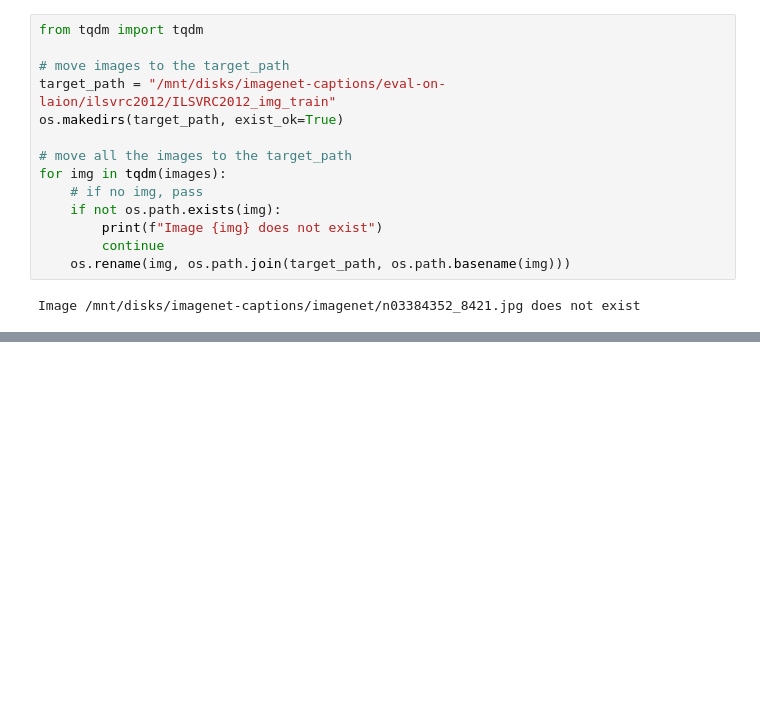
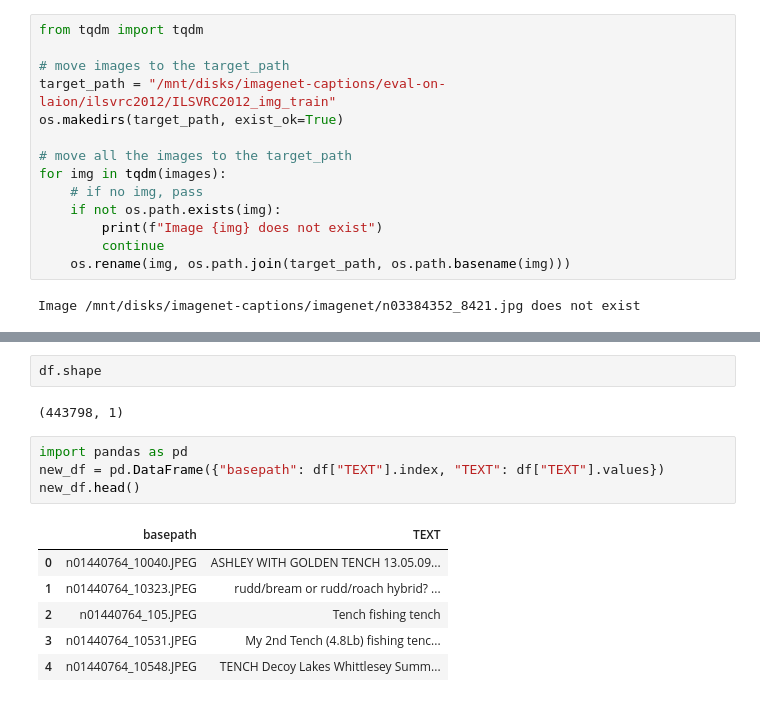
Before and after one commit to snoop2head/eval-on-laion, a Jupyter notebook: untar.ipynb, the cells around one changed output, grey strips where cells are left out. Cells and saved outputs as stored; diff of their text form; blank space fills up the shorter version.

```diff
--- a/untar.ipynb
+++ b/untar.ipynb
@@ -74,0 +88,15 @@ Image /mnt/disks/imagenet-captions/imagenet/n03384352_8421.jpg does not exist
+# %%
+df.shape
+# %% [output]
+(443798, 1)
+# %%
+import pandas as pd
+new_df = pd.DataFrame({"basepath": df["TEXT"].index, "TEXT": df["TEXT"].values})
+new_df.head()
+# %% [output]
+|  | basepath | TEXT |
+| 0 | n01440764_10040.JPEG | ASHLEY WITH GOLDEN TENCH 13.05.09... |
+| 1 | n01440764_10323.JPEG | rudd/bream or rudd/roach hybrid? ... |
+| 2 | n01440764_105.JPEG | Tench fishing tench |
+| 3 | n01440764_10531.JPEG | My 2nd Tench (4.8Lb) fishing tenc... |
+| 4 | n01440764_10548.JPEG | TENCH Decoy Lakes Whittlesey Summ... |
```
Also changed, not shown: parts of 16 cells of this notebook.
